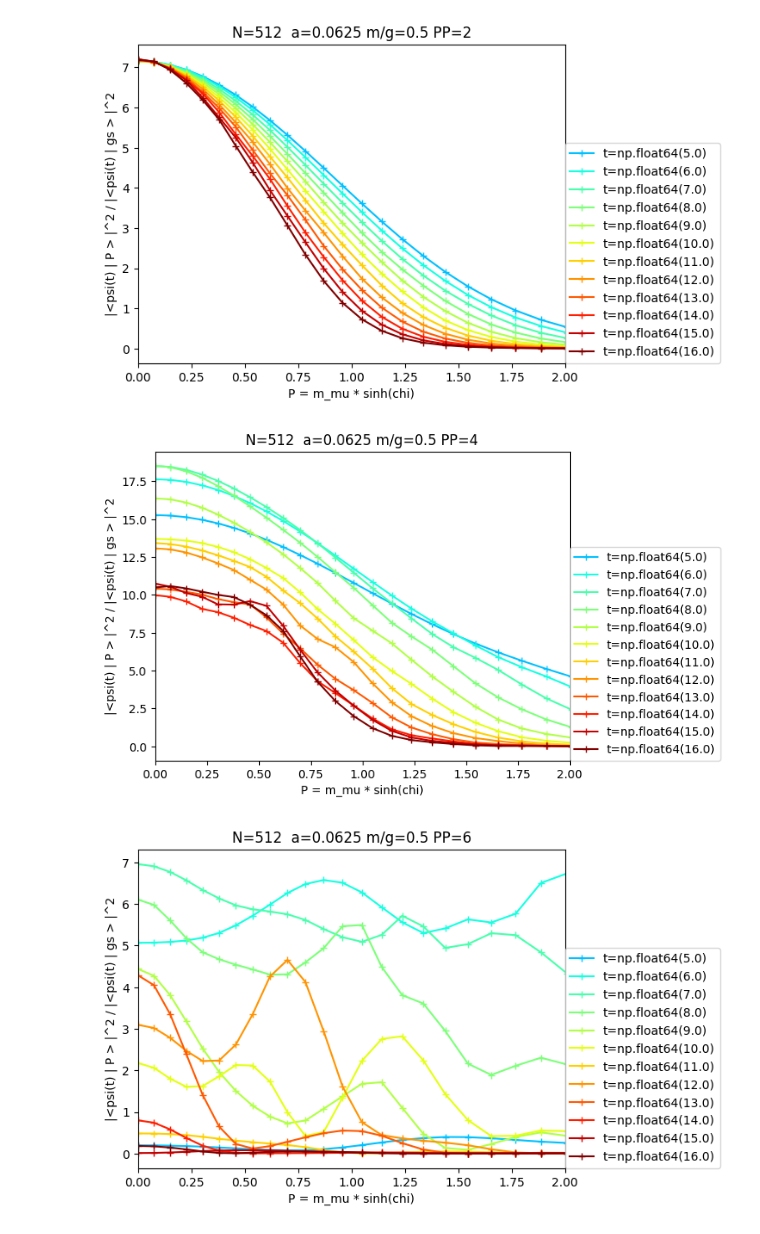
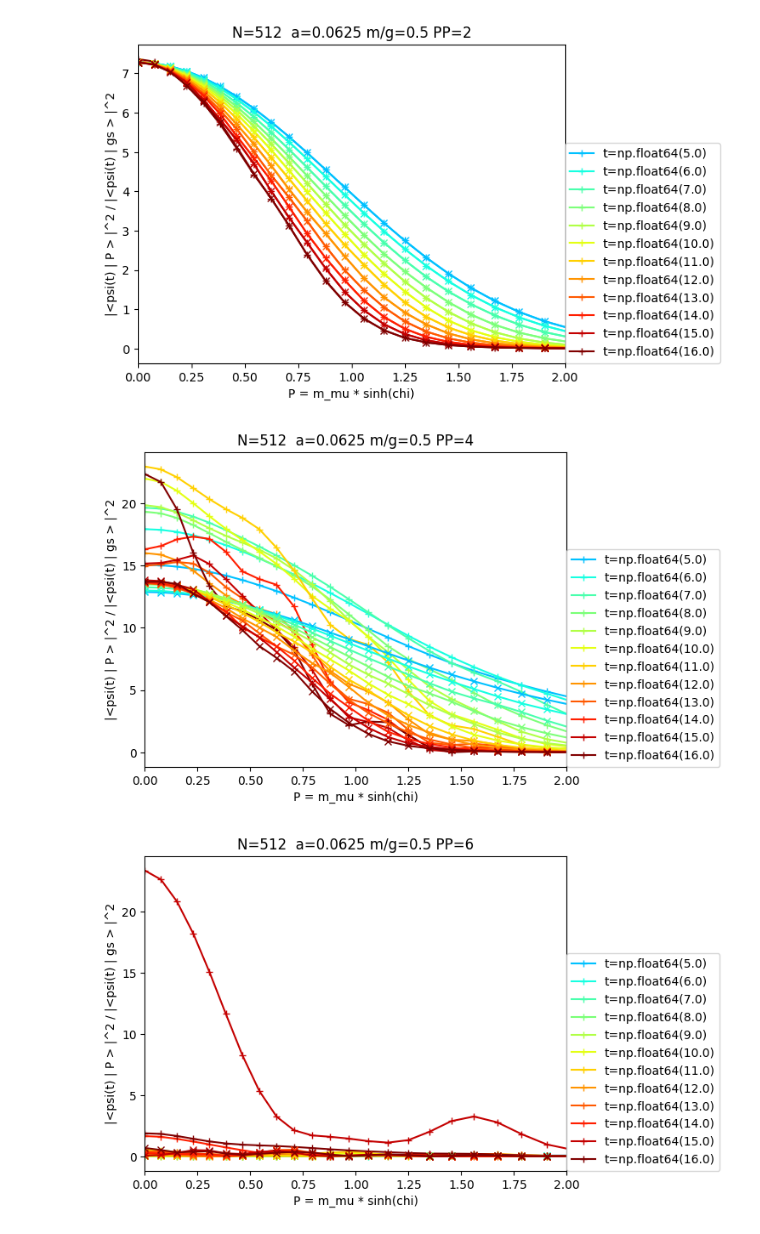
Before and after one commit to marekrams/pdf, a Jupyter notebook: multiplicity_gauss_m=0.5.ipynb, the cells around one changed output. Cells and saved outputs as stored; diff of their text form; code cells hidden in the pictures.

```diff
--- a/multiplicity_gauss_m=0.5.ipynb
+++ b/multiplicity_gauss_m=0.5.ipynb
@@ -59,16 +58,17 @@ K = Boost(N, m, g, a, ops)
 E_ex = mps.vdot(psi_ex, H, psi_ex).real
 E_gs = mps.vdot(psi_gs, H, psi_gs).real
 # %%
-ts = np.linspace(0, 16, 17 )
-Ps = [0, 1, 2, 4, 6, 8]
-psi_t = {(t, P): yastn.from_dict(np.load(fn_mass(fns, t=t, P=P), allow_pickle=True).item()['psi']) for t in ts for P in Ps}
+ts = np.linspace(0, 16, 17)
+Ps = [0, 1, 2, 4, 6]
+Ds = [256, 512]
+psi_t = {(t, P, D): yastn.from_dict(np.load(fn_mass(fns, t=t, P=P, D=D), allow_pickle=True).item()['psi']) for t in ts for P in Ps for D in Ds}
 chis = [x for x in d_boost['chis'] if x <= 2]
 psi_chi = {chi: yastn.from_dict(d_boost['psi'][ii]) for ii, chi in enumerate(chis)}
 # %%
-#probs = {}
-for (t, P), pt in psi_t.items():
-    print(t, P)
+probs = {}
+for (t, P, D), pt in psi_t.items():
+    print(t, P, D)
     for chi, pc in psi_chi.items():
-        if (t, P, chi) not in probs:
-            probs[t, P, chi] = np.abs(mps.vdot(pt, pc)) ** 2
+        if (t, P, D, chi) not in probs:
+            probs[t, P, D, chi] = np.abs(mps.vdot(pt, pc)) ** 2
 # %% [output]
@@ -92,4 +92,4 @@ for (t, P), pt in psi_t.items():
 # %%
-np.save(f"./results_fermions/probs_gauss_{m=}.npy", probs, allow_pickle=True)
-probs = np.load(f"./results_fermions/probs_gauss_{m=}.npy", allow_pickle=True).item()
+np.save(f"./results_fermions/probs_gauss_{m=}_{N=}_{a=}.npy", probs, allow_pickle=True)
+probs = np.load(f"./results_fermions/probs_gauss_{m=}_{N=}_{a=}.npy", allow_pickle=True).item()
 # %%
@@ -97,13 +97,17 @@ probs_gs = {(t, P): np.abs(mps.vdot(pt, psi_gs)) ** 2 for (t, P), pt in psi_t.it
 # %%
-np.save(f"./results_fermions/probs_gs_gauss_{m=}.npy", probs_gs, allow_pickle=True)
-probs_gs = np.load(f"./results_fermions/probs_gs_gauss_{m=}.npy", allow_pickle=True).item()
+np.save(f"./results_fermions/probs_gs_gauss_{m=}_{N=}_{a=}.npy", probs_gs, allow_pickle=True)
+probs_gs = np.load(f"./results_fermions/probs_gs_gauss_{m=}_{N=}_{a=}.npy", allow_pickle=True).item()
 # %%
 cm = plt.cm.jet
 for PP in Ps:
-    for t in ts[5:]:
-        pr = [probs[t, PP, chi] / probs_gs[t, PP] for chi in chis]
+    for D in Ds:
+      for t in ts[5:]:
+        pr = [probs[t, PP, D, chi] / probs_gs[t, PP, D] for chi in chis]
         P = np.sinh(chis) * (E_ex - E_gs)
-        plt.plot(P, pr, '-+', label=f"{t=}", color = cm(t / ts[-1]))
+        sym = '-+' if D == 256 else '-x'
+        line, = plt.plot(P, pr, sym, color = cm(t / ts[-1]))
+        if D == Ds[0]:
+          line.set_label(f"{t=}")
     plt.xlabel('P = m_mu * sinh(chi)')
     plt.ylabel("|<psi(t) | P > |^2 / |<psi(t) | gs > |^2")
     plt.legend(loc=(1, 0))
@@ -117,3 +121,3 @@ for PP in Ps:
-[figure, old version]
+[figure, new version]
-[figure, old version]
+[figure, new version]
-[figure, old version]
+[figure, new version]
```
Also changed, not shown: parts of 12 cells of this notebook, 3 other files.
